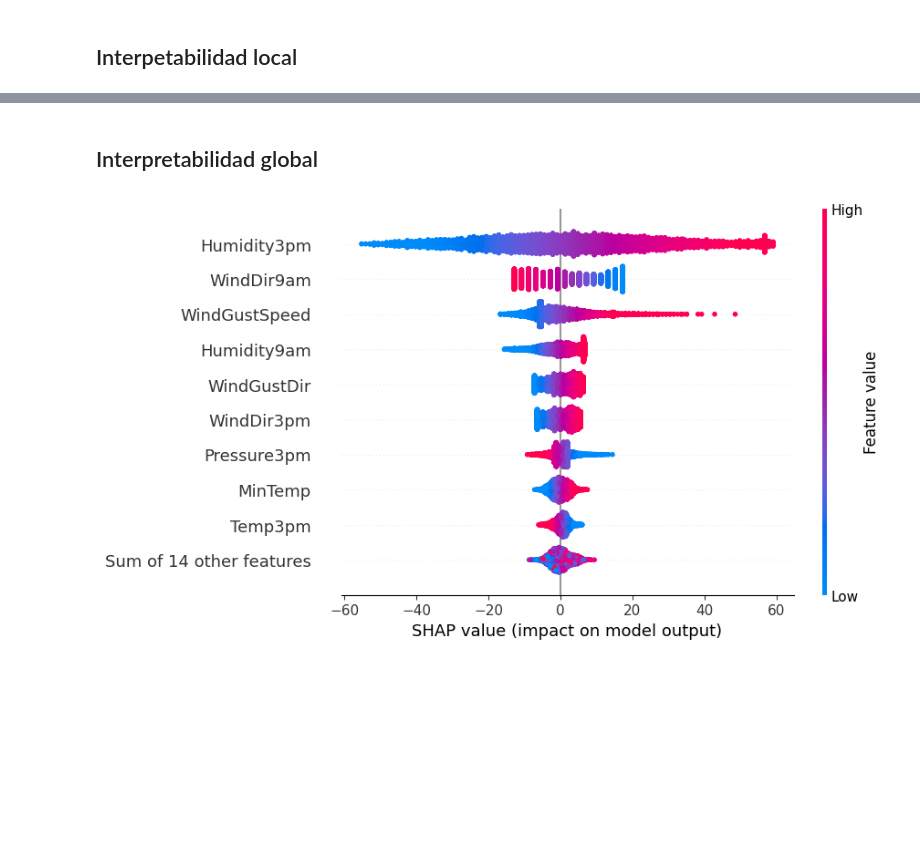
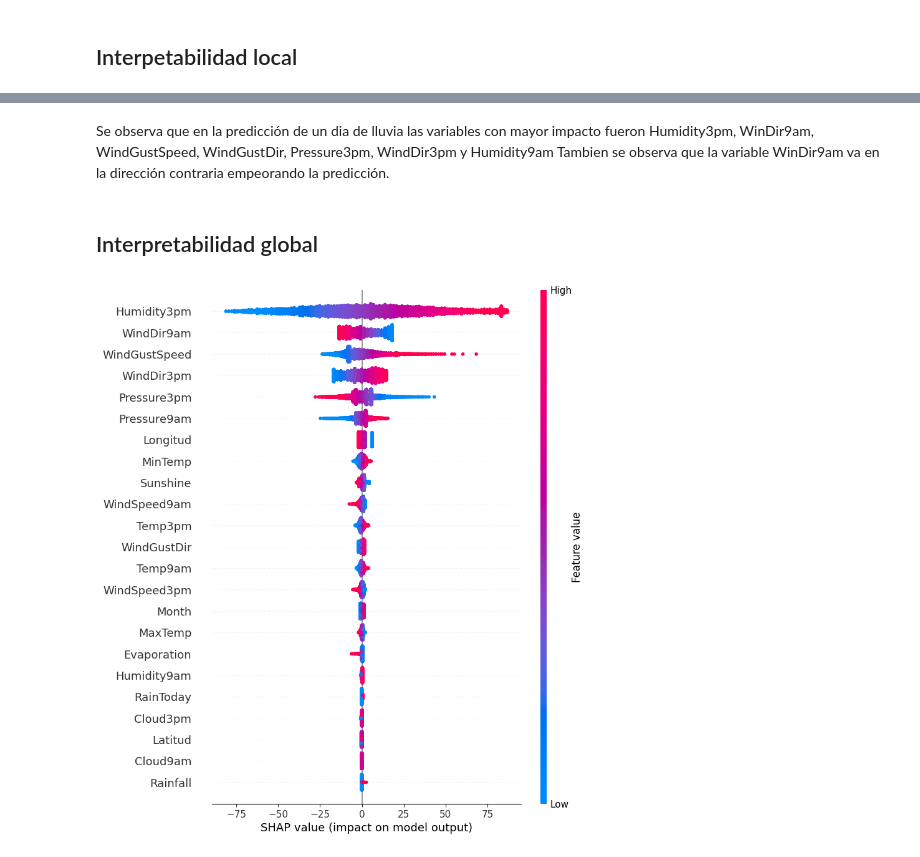
Before and after one commit to EugenioBravi/AA1-TUIA-Bravi-Nemeth, a Jupyter notebook: TP2_AA1.ipynb, the cells around one changed output, grey strips where cells are left out. Drawn from its saved outputs; the diff is of its cells as text; code cells hidden in the pictures; blank space fills up the shorter version.

```diff
--- a/TP2_AA1.ipynb
+++ b/TP2_AA1.ipynb
@@ -549,7 +543,7 @@ En el modelo balanceado se observa como disminuye la cantidad de FN y aumentan l
 # %% [markdown]
 ## Modelo Base con regularización
 # %%
-modelo_base_reg = make_pipeline(RobustScaler(), LogisticRegression(max_iter=200,random_state=42,penalty='l1', C=1, solver='saga'))
+modelo_base_reg = make_pipeline(RobustScaler(), LogisticRegression(max_iter=1750,random_state=42,penalty='l1', C=1, solver='saga'))
 modelo_base_reg.fit(X_train,y_train)
 # %% [output]
 Pipeline(steps=[('robustscaler', RobustScaler()),
@@ -768,7 +762,7 @@ El AUC de todos los modeles expecto el random dieron resultados similares (aprox
 # SHAP
 # %%
 feature_names = X_train.columns
-explainer = shap.LinearExplainer(modelo_base_reg[1], X_train, feature_names=feature_names)
+explainer = shap.LinearExplainer(modelo_balanceado[1], X_train, feature_names=feature_names)
 shap_values = explainer.shap_values(X_test)
 # %% [markdown]
 ## Interpetabilidad local
@@ -775,6 +784,6 @@ shap_values = explainer.shap_values(X_test)
 # %%
-index = 42
-X_test_shap = np.array(X_test)
+index = 5836 #dia siguiente con lluvia
+X_test_np = np.array(X_test)
 explanation_local = shap.Explanation(values=shap_values[index], feature_names=feature_names,base_values=explainer.expected_value)
 # %%
 shap.force_plot(explanation_local,
@@ -794,8 +799,11 @@ shap.plots.bar(explanation_local)
+# %% [markdown]
+Se observa que en la predicción de un dia de lluvia las variables con mayor impacto fueron Humidity3pm, WinDir9am, WindGustSpeed, WindGustDir, Pressure3pm, WindDir3pm y Humidity9am
+Tambien se observa que la variable WinDir9am va en la dirección contraria empeorando la predicción.
 # %% [markdown]
 ## Interpretabilidad global
 # %%
-explanation = shap.Explanation(values=shap_values, feature_names=feature_names,base_values=explainer.expected_value,data=X_test_shap)
+explanation = shap.Explanation(values=shap_values, feature_names=feature_names,data=X_test_np)
 # %%
-shap.plots.beeswarm(explanation)
+shap.plots.beeswarm(explanation, max_display=len(feature_names))
 # %% [output]
-[figure, old version]
+[figure, new version]
```
Also changed, not shown: parts of 17 cells of this notebook.
